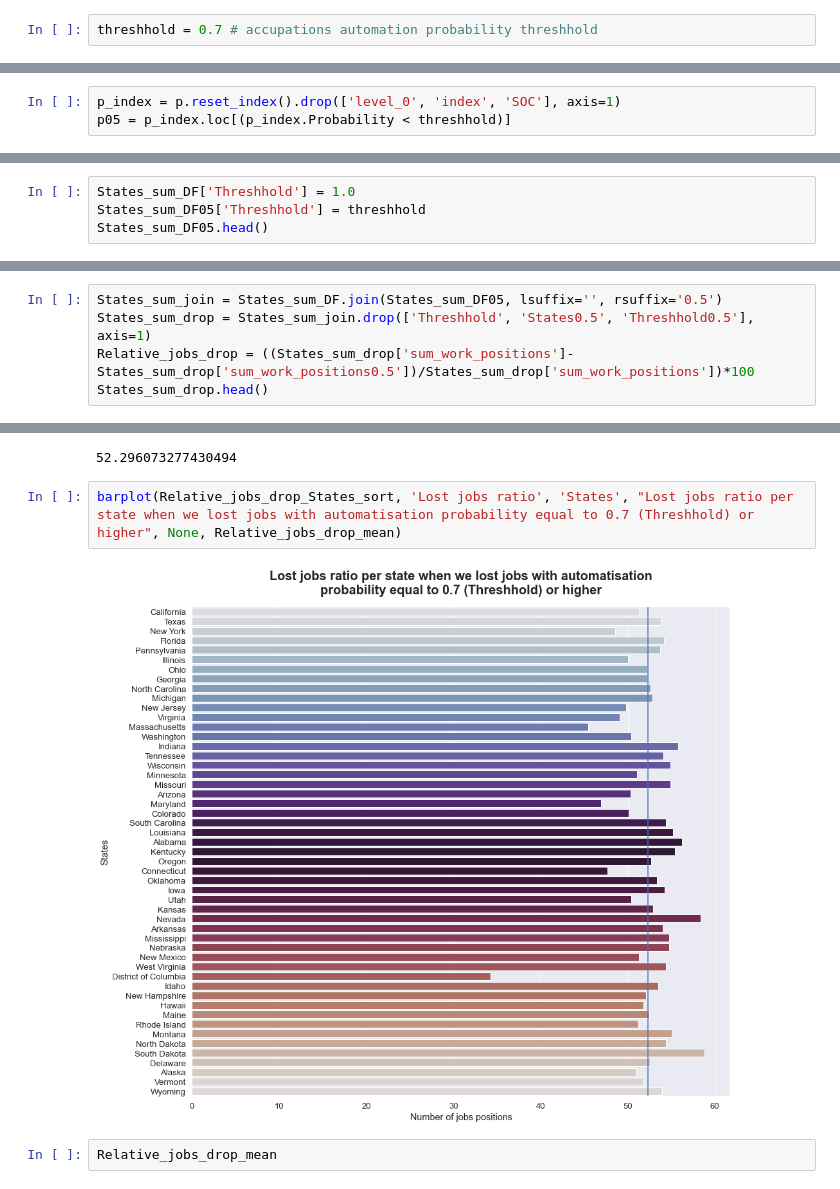
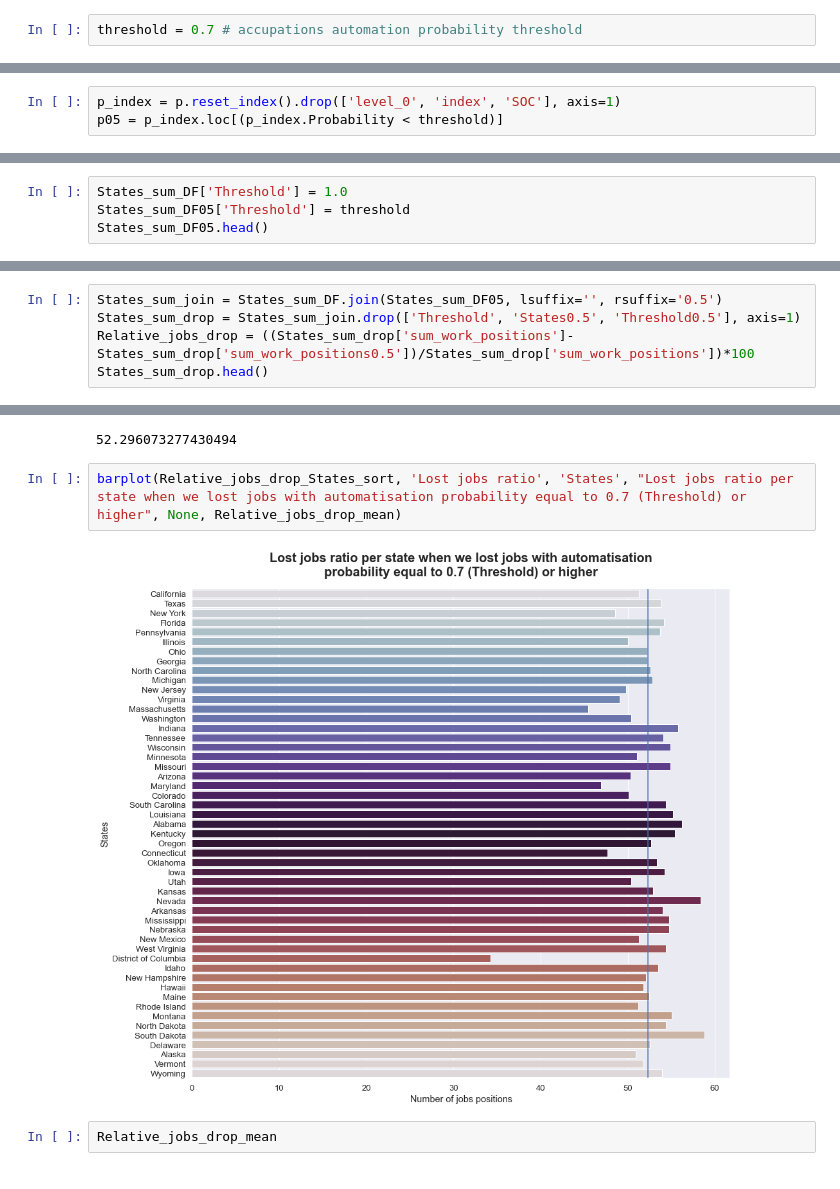
Before and after one commit to gadolinis/Automation_of_occupations_consequences_for_the_USA, a Jupyter notebook: Automation_of_occupations_consequences_for_the_USA.ipynb, the cells around one changed output, grey strips where cells are left out. Drawn from its saved outputs; the diff is of its cells as text.

```diff
--- a/Automation_of_occupations_consequences_for_the_USA.ipynb
+++ b/Automation_of_occupations_consequences_for_the_USA.ipynb
@@ -305,5 +313,5 @@ The lost work positions and state population ratio. I take lost work position, w
 # %%
-threshhold = 0.7 # accupations automation probability threshhold
+threshold = 0.7 # accupations automation probability threshold
 # %% [markdown]
 ## Total number of jobs positions per state
 # %% [markdown]
@@ -322,6 +330,6 @@ barplot(States_sum_sort, 'sum_work_positions', 'States', "Total number of jobs p
 # %%
 p_index = p.reset_index().drop(['level_0', 'index', 'SOC'], axis=1)
-p05 = p_index.loc[(p_index.Probability < threshhold)]
+p05 = p_index.loc[(p_index.Probability < threshold)]
 # %%
 sum_work_per_state05 = p05[state_names].sum()
 States_sum_DF05 = pd.DataFrame({'States':sum_work_per_state05.index, 'sum_work_positions':sum_work_per_state05.values})
@@ -341,7 +349,7 @@ barplot(States_sum_sort05, 'sum_work_positions', 'States', "Total number of jobs
 # %% [markdown]
 # How many jobs positions would be lost in States, if we lost accupations which have automation probability equal to 0.7 or higher.
 # %%
-States_sum_DF['Threshhold'] = 1.0
-States_sum_DF05['Threshhold'] = threshhold
+States_sum_DF['Threshold'] = 1.0
+States_sum_DF05['Threshold'] = threshold
 States_sum_DF05.head()
 # %% [output]
@@ -377,7 +385,7 @@ barplot(Compare_sums_sort, 'sum_work_positions', 'States', "Total number of jobs
 Lets look, what are reliative loss numbers
 # %%
 States_sum_join = States_sum_DF.join(States_sum_DF05, lsuffix='', rsuffix='0.5')
-States_sum_drop = States_sum_join.drop(['Threshhold', 'States0.5', 'Threshhold0.5'], axis=1)
+States_sum_drop = States_sum_join.drop(['Threshold', 'States0.5', 'Threshold0.5'], axis=1)
 Relative_jobs_drop = ((States_sum_drop['sum_work_positions']-States_sum_drop['sum_work_positions0.5'])/States_sum_drop['sum_work_positions'])*100
 States_sum_drop.head()
 # %% [output]
@@ -396,9 +404,9 @@ Relative_jobs_drop_mean
 # %% [output]
 52.296073277430494
 # %%
-barplot(Relative_jobs_drop_States_sort, 'Lost jobs ratio', 'States', "Lost jobs ratio per state when we lost jobs with automatisation probability equal to 0.7 (Threshhold) or higher", None, Relative_jobs_drop_mean)
+barplot(Relative_jobs_drop_States_sort, 'Lost jobs ratio', 'States', "Lost jobs ratio per state when we lost jobs with automatisation probability equal to 0.7 (Threshold) or higher", None, Relative_jobs_drop_mean)
 # %% [output]
-[figure, old version]
+[figure, new version]
 # %%
 Relative_jobs_drop_mean
 # %% [output]
```
Also changed, not shown: parts of 12 cells of this notebook.
